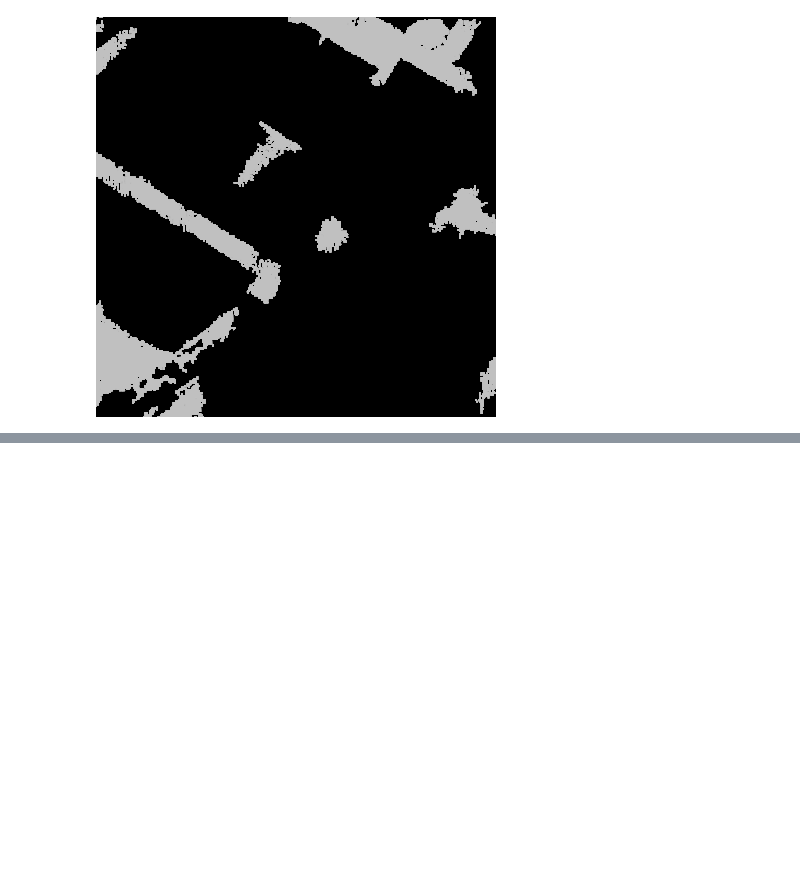
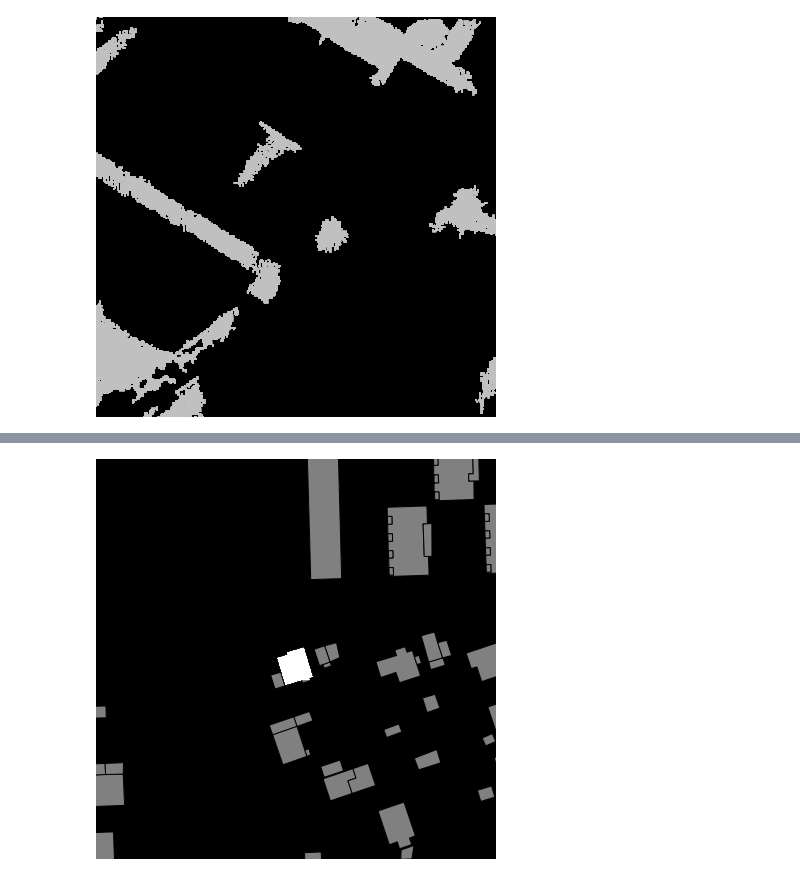
Before and after one commit to Rotendahl/flood_risk, a Jupyter notebook: Hollowings.ipynb, the cells around one changed output, grey strips where cells are left out. Cells and saved outputs as stored; diff of their text form; code cells hidden in the pictures; blank space fills up the shorter version.

```diff
--- a/Hollowings.ipynb
+++ b/Hollowings.ipynb
@@ -118,0 +160,5 @@ hollowImg
+# %%
+buildImg, hollowImg = addressToImages('kirsten kimers vej 10, 2300 København')
+isolateBuilding(buildImg)
+# %% [output]
+[figure, added]
```
Also changed, not shown: parts of 4 cells of this notebook.
